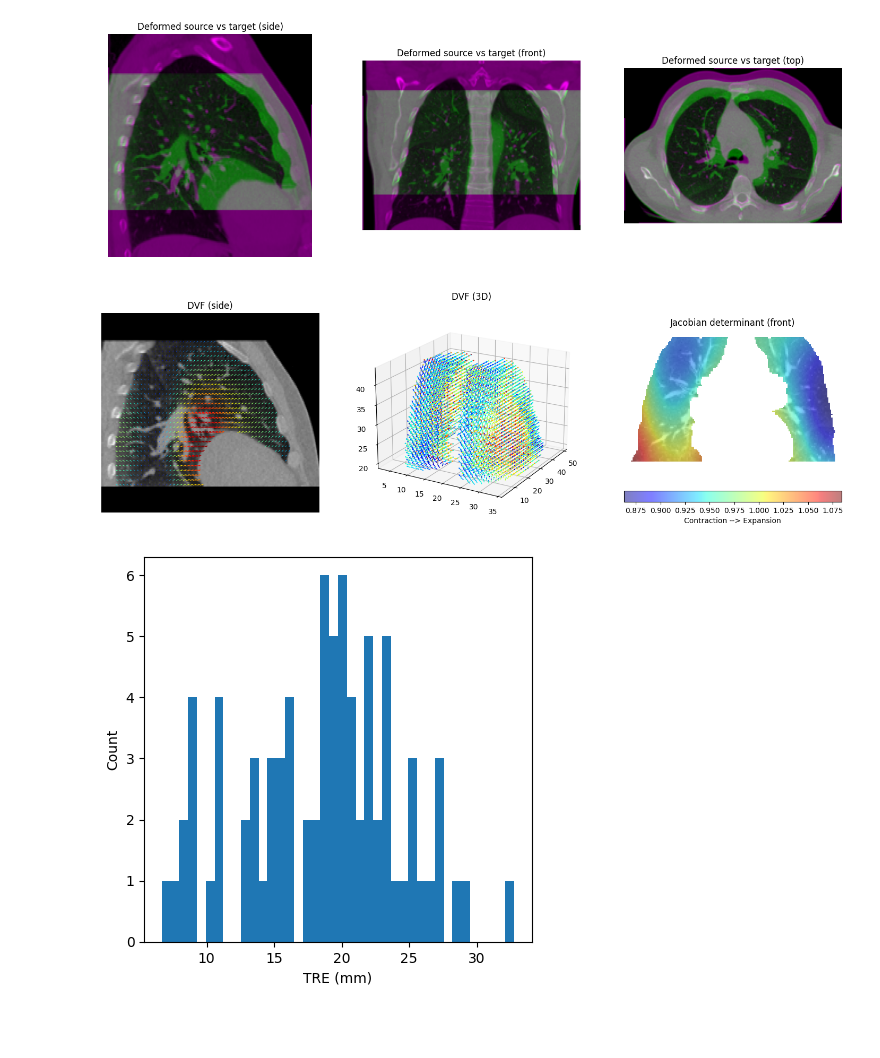
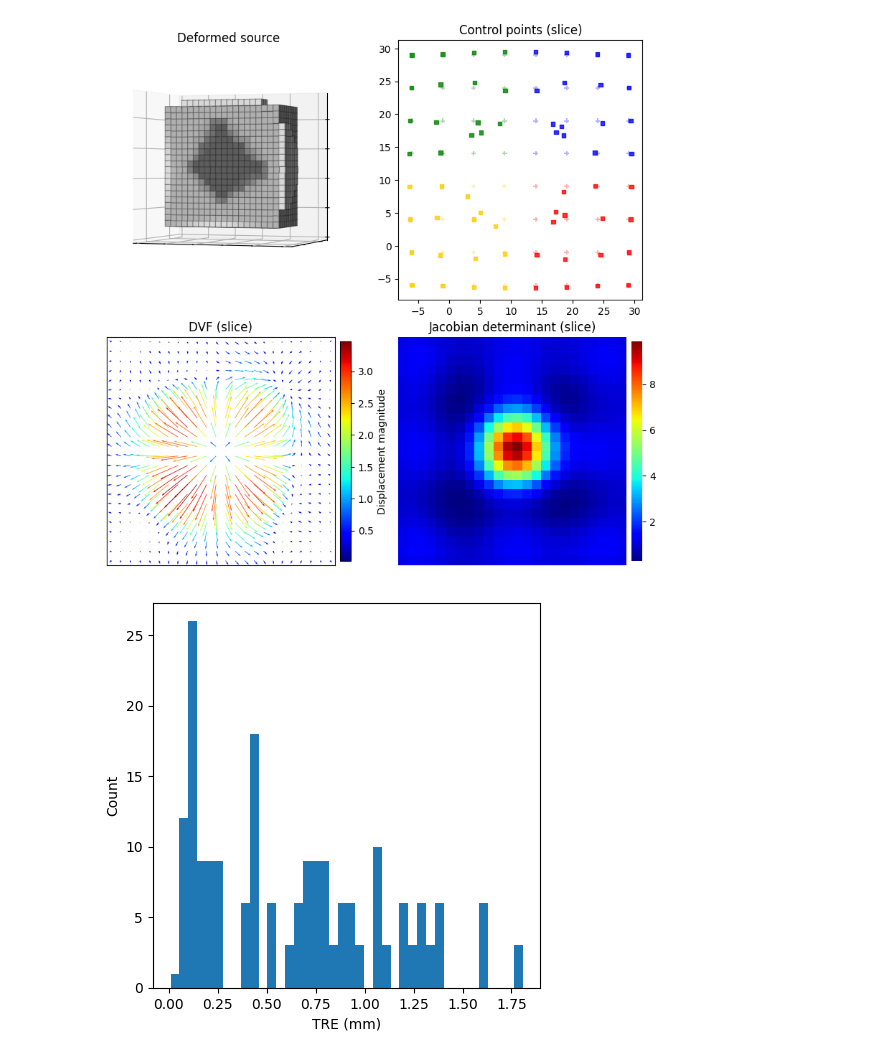
Before and after one commit to joasiee/elastix, a Jupyter notebook: experiments/notebooks/tests.ipynb, the cells around one changed output. Cells and saved outputs as stored; diff of their text form; code cells hidden in the pictures; blank space fills up the shorter version.

```diff
--- a/experiments/notebooks/tests.ipynb
+++ b/experiments/notebooks/tests.ipynb
@@ -9,11 +9,11 @@ import numpy as np
 import matplotlib.pyplot as plt
 # %%
 params = (
-    Parameters.from_base(mesh_size=5, metric="AdvancedNormalizedCorrelation", seed=1, use_mask=True)
+    Parameters.from_base(mesh_size=5, metric="AdvancedNormalizedCorrelation", seed=1, use_mask=False)
     .asgd()
-    .multi_resolution(1, p_sched=[3], downsampling=True)
+    # .multi_resolution(1, p_sched=[3], downsampling=True)
     .stopping_criteria(20)
-    .instance(Collection.LEARN, 1)
+    .instance(Collection.SYNTHETIC, 1)
 )
 run_result = run(params, Path("../output/" + str(params)), suppress_stdout=True, visualize=False, validate=True)
 # %% [output]
@@ -25,2 +30,2 @@ run_result = run(params, Path("../output/" + str(params)), suppress_stdout=True,
-[figure, old version]
+[figure, new version]
-[figure, old version]
+[figure, new version]
```
Also changed, not shown: parts of 1 cell of this notebook, 3 other files.
